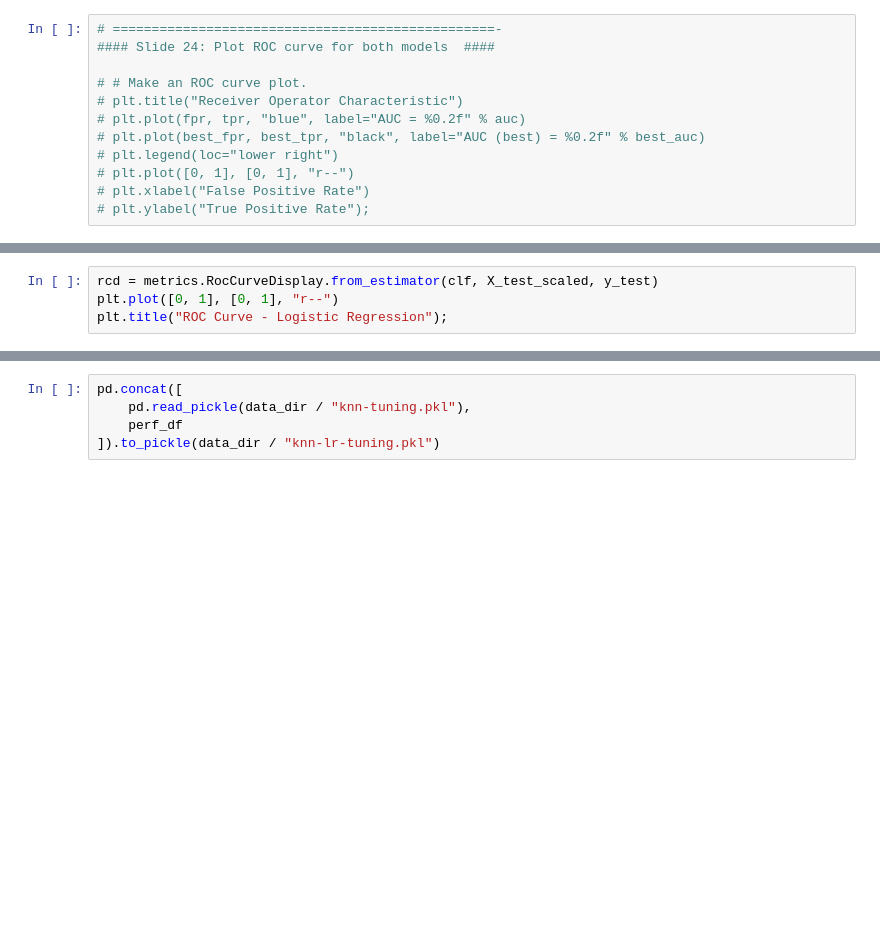
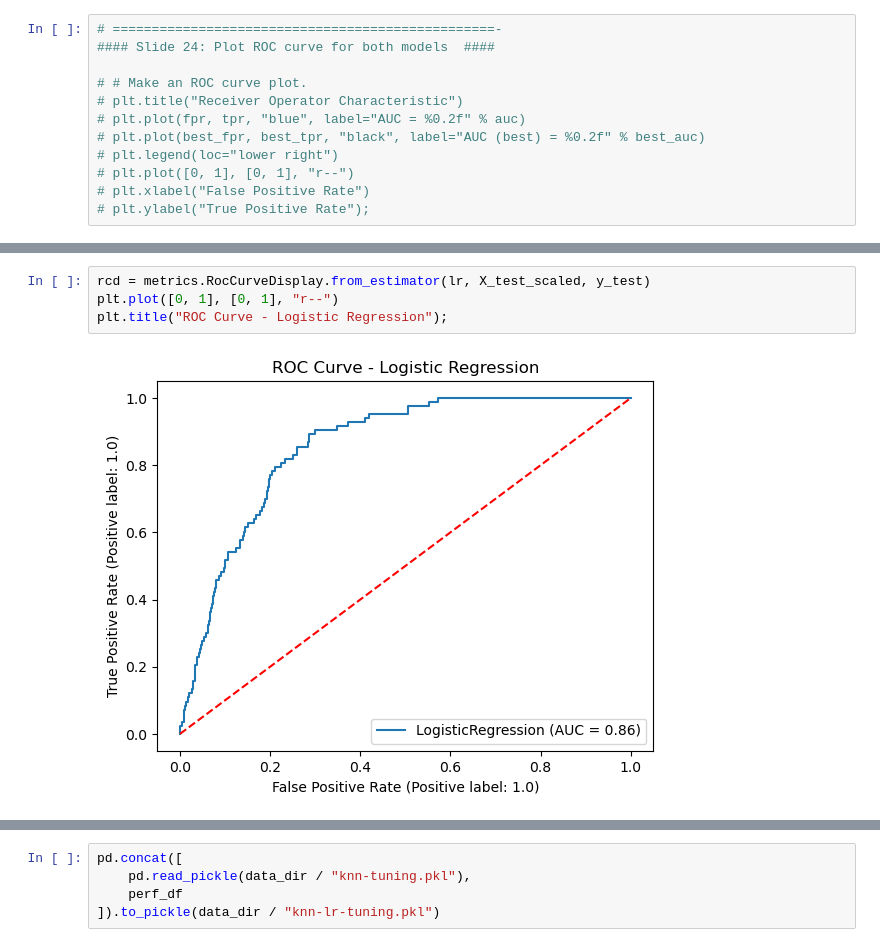
Before and after one commit to maptv/Classification-with-Python, a Jupyter notebook: 2-LogisticRegression/2-LogisticRegression-code.ipynb, the cells around one changed output, grey strips where cells are left out. Cells and saved outputs as stored; diff of their text form; blank space fills up the shorter version.

```diff
--- a/2-LogisticRegression/2-LogisticRegression-code.ipynb
+++ b/2-LogisticRegression/2-LogisticRegression-code.ipynb
@@ -424,5 +510,7 @@ plt.title("Confusion Matrix - Logistic Regression");
 # %%
-rcd = metrics.RocCurveDisplay.from_estimator(clf, X_test_scaled, y_test)
+rcd = metrics.RocCurveDisplay.from_estimator(lr, X_test_scaled, y_test)
 plt.plot([0, 1], [0, 1], "r--")
 plt.title("ROC Curve - Logistic Regression");
+# %% [output]
+[figure, added]
 # %%
```
Also changed, not shown: parts of 29 cells of this notebook, 1 other file.
